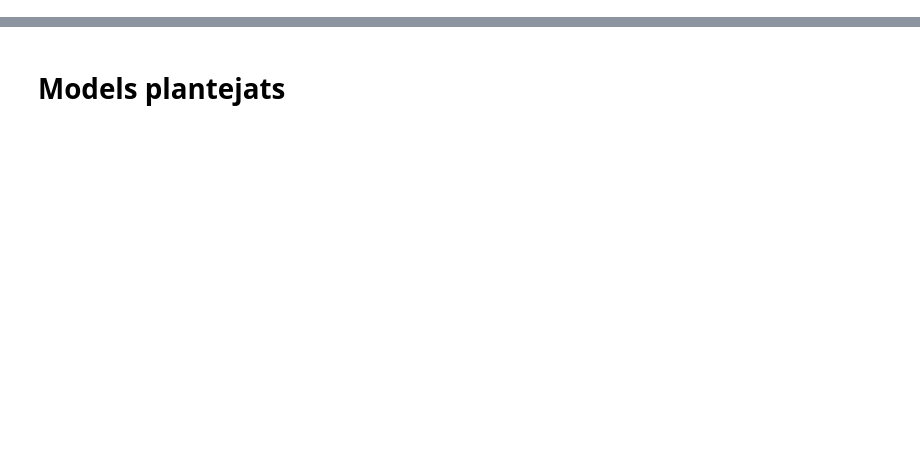
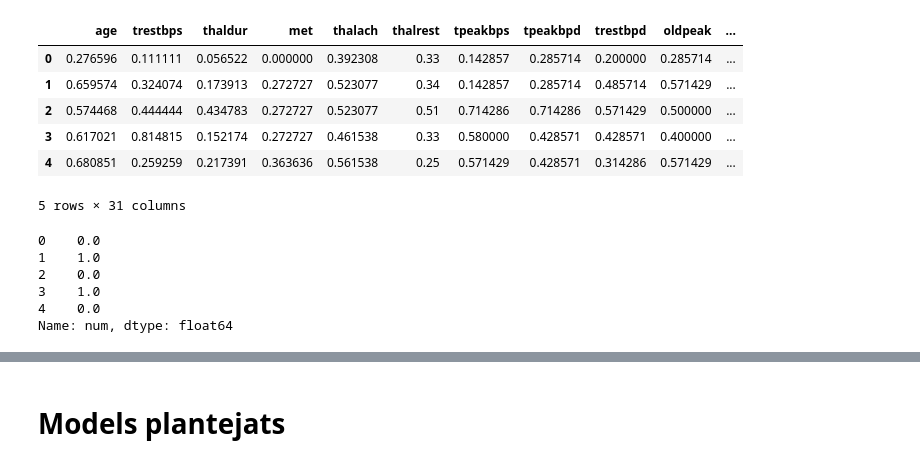
Before and after one commit to laiamp/ML-HeartDisease, a Jupyter notebook: models.ipynb, the cells around one changed output, grey strips where cells are left out. Drawn from its saved outputs; the diff is of its cells as text; code cells hidden in the pictures; blank space fills up the shorter version.

```diff
--- a/models.ipynb
+++ b/models.ipynb
@@ -28,8 +22,27 @@ from sklearn.feature_selection import RFE
 from sklearn.metrics import ConfusionMatrixDisplay, confusion_matrix, \
         accuracy_score,  precision_score, recall_score, f1_score, fbeta_score, make_scorer
 # %%
-df_train = pd.read_csv("Data/train_data.csv")
+df_train = pd.read_csv("data/train_data.csv")
 X_train, y_train = df_train.drop("num", axis=1), df_train["num"]
 
-df_test = pd.read_csv("Data/test_data.csv")
+df_test = pd.read_csv("data/test_data.csv")
 X_test, y_test = df_test.drop("num", axis=1), df_train["num"]
+# %%
+X_train.head()
+# %% [output]
+|  | age | trestbps | thaldur | met | thalach | thalrest | tpeakbps | tpeakbpd | trestbpd | oldpeak | ... |
+| 0 | 0.276596 | 0.111111 | 0.056522 | 0.000000 | 0.392308 | 0.33 | 0.142857 | 0.285714 | 0.200000 | 0.285714 | ... |
+| 1 | 0.659574 | 0.324074 | 0.173913 | 0.272727 | 0.523077 | 0.34 | 0.142857 | 0.285714 | 0.485714 | 0.571429 | ... |
+| 2 | 0.574468 | 0.444444 | 0.434783 | 0.272727 | 0.523077 | 0.51 | 0.714286 | 0.714286 | 0.571429 | 0.500000 | ... |
+| 3 | 0.617021 | 0.814815 | 0.152174 | 0.272727 | 0.461538 | 0.33 | 0.580000 | 0.428571 | 0.428571 | 0.400000 | ... |
+| 4 | 0.680851 | 0.259259 | 0.217391 | 0.363636 | 0.561538 | 0.25 | 0.571429 | 0.428571 | 0.314286 | 0.571429 | ... |
+5 rows × 31 columns
+# %%
+y_train.head()
+# %% [output]
+0    0.0
+1    1.0
+2    0.0
+3    1.0
+4    0.0
+Name: num, dtype: float64
```
Also changed, not shown: parts of 10 cells of this notebook, 12 other files.
